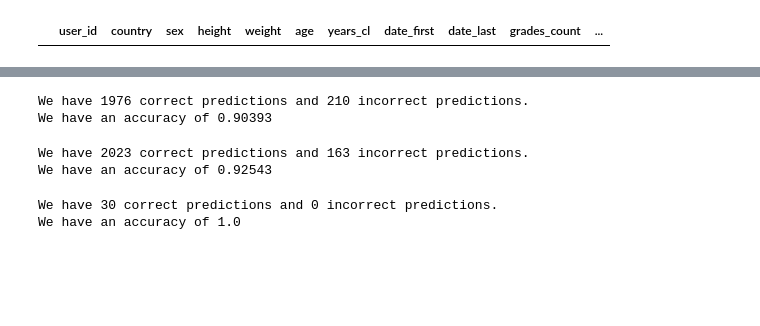
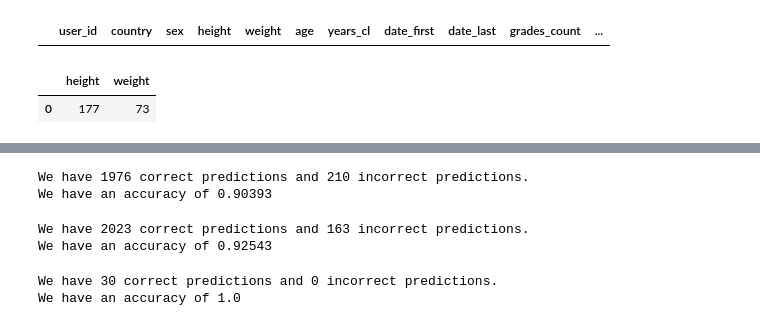
Before and after one commit to OContempreVUA/ML-Group126, a Jupyter notebook: alex_lair/actual_testing_this_time.ipynb, the cells around one changed output, grey strips where cells are left out. Saved outputs shown, nothing was run; the diff lists cells and outputs as text; code cells hidden in the pictures; blank space fills up the shorter version.

```diff
--- a/alex's_lair/actual_testing_this_time.ipynb
+++ b/alex_lair/actual_testing_this_time.ipynb
@@ -10,7 +10,7 @@ import os
 from typing import List
 sym.init_printing()
 # %%
-climb = pd.read_csv("/home/alex/Documents/GitHub/ML-Group126/datasets/climber_df.csv")
+climb = pd.read_csv("../datasets/climber_df.csv")
 climb.head()
 
 empty = climb.loc[climb["sex"] == np.NaN]
@@ -20,6 +20,10 @@ empty.head()
 # %%
 features= climb[["height", "weight"]]
 labels = climb["sex"]
+features[:1]
+# %% [output]
+|  | height | weight |
+| 0 | 177 | 73 |
 # %%
 from sklearn.model_selection import train_test_split
 
```
Also changed, not shown: parts of 1 cell of this notebook, 6 other files.
